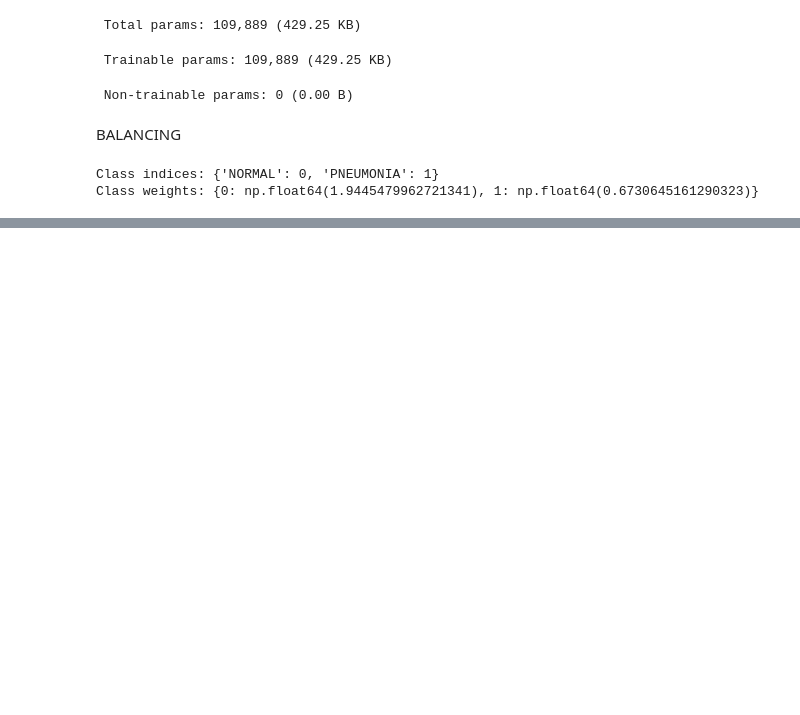
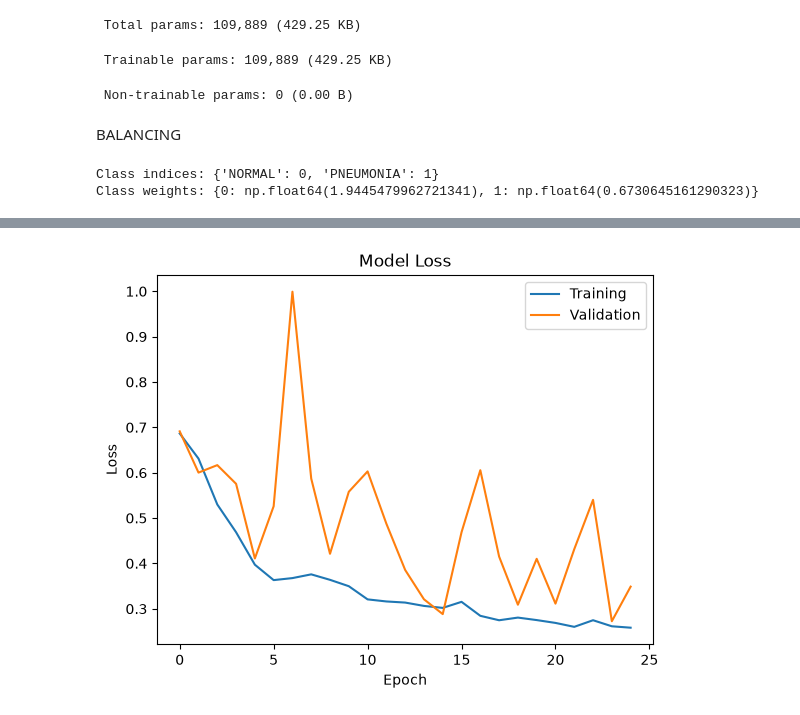
Before and after one commit to Srijan-dev7/Medical-Image-Diagnosis, a Jupyter notebook: notebooks/02_data_preprocess.ipynb, the cells around one changed output, grey strips where cells are left out. Cells and saved outputs as stored; diff of their text form; code cells hidden in the pictures; blank space fills up the shorter version.

```diff
--- a/notebooks/02_data_preprocess.ipynb
+++ b/notebooks/02_data_preprocess.ipynb
@@ -188,0 +197,10 @@ Epoch 10/10
+# %%
+plt.plot(history.history['loss'])
+plt.plot(history.history['val_loss'])
+plt.title("Model Loss")
+plt.xlabel('Epoch')
+plt.ylabel('Loss')
+plt.legend(['Training', 'Validation'])
+plt.show()
+# %% [output]
+[figure, added]
```
Also changed, not shown: parts of 9 cells of this notebook.
